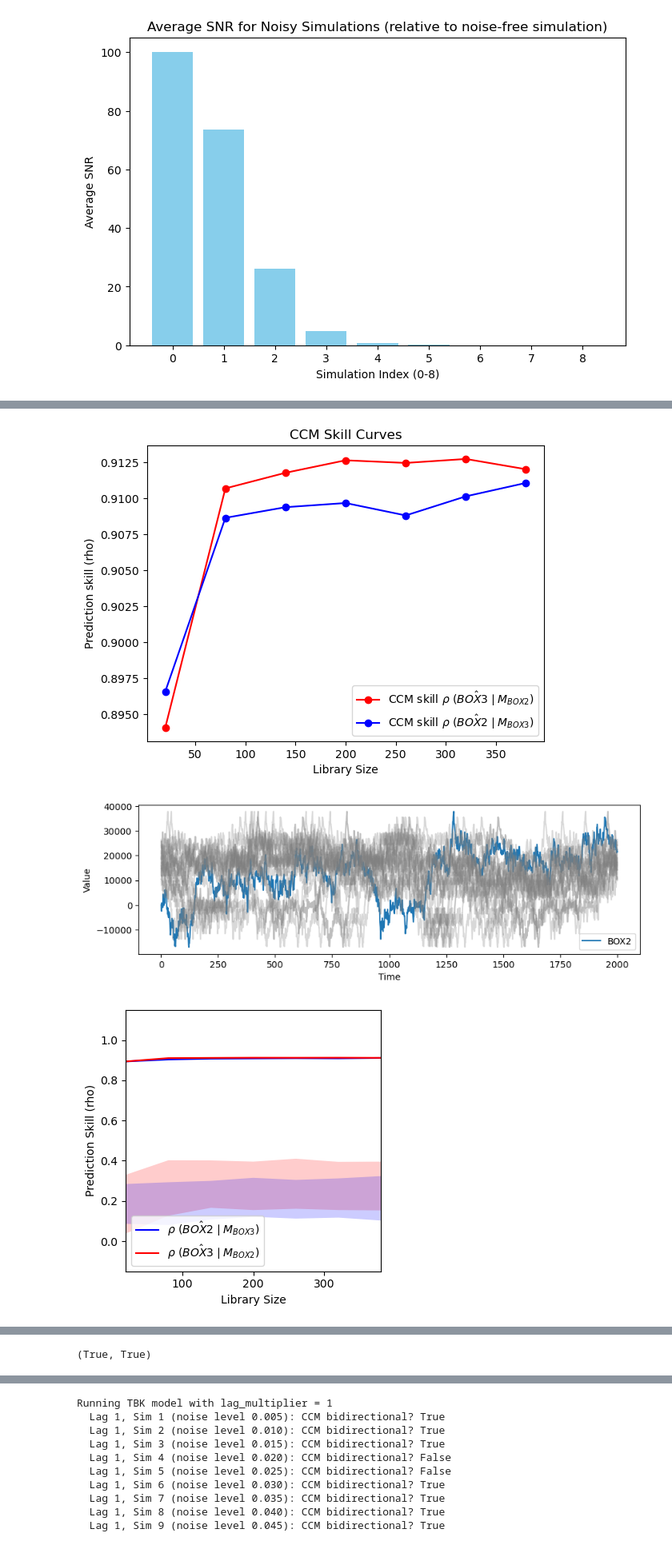
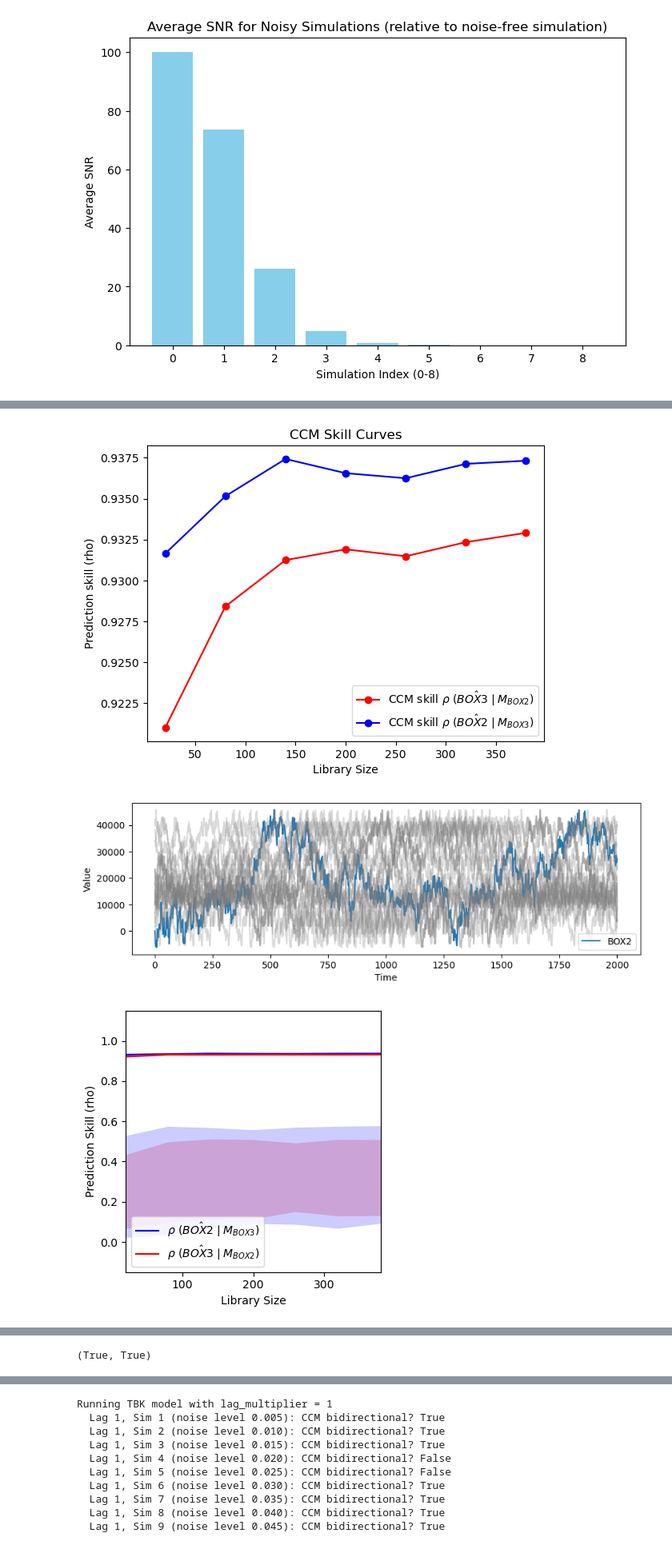
Before and after one commit to Peisong-Zheng/CCM_test, a Jupyter notebook: TBK_model_lag_noise_test.ipynb, the cells around one changed output, grey strips where cells are left out. Shown at 80% size. Drawn from its saved outputs; the diff is of its cells as text; code cells hidden in the pictures.

```diff
--- a/TBK_model_lag_noise_test.ipynb
+++ b/TBK_model_lag_noise_test.ipynb
@@ -203,7 +203,7 @@ result = cf.ccm_DOXmapForcing(
     df_sd      = df_BOX2,
     df_pre     = df_BOX3,
     E          = 4,
-    tau        = 2,
+    tau        = -2,
     libSizes   = "20 80 140 200 260 320 380",
     sample     = 10,
     showPlot   = True
@@ -217,7 +217,7 @@ ccm_out, ran_ccm_list,test_result = st.ccm_significance_test(
     df_sd      = df_BOX2,
     df_pre     = df_BOX3,
     E         = 4,
-    tau       = 2,
+    tau       = -2,
     Tp =0,
     n_ran     = 20,
     libSizes  = "20 80 140 200 260 320 380",
@@ -232,3 +232,3 @@ print(test_result)
-[figure, old version]
+[figure, new version]
-[figure, old version]
+[figure, new version]
-[figure, old version]
+[figure, new version]
```
Also changed, not shown: parts of 3 cells of this notebook, 2 other files.
